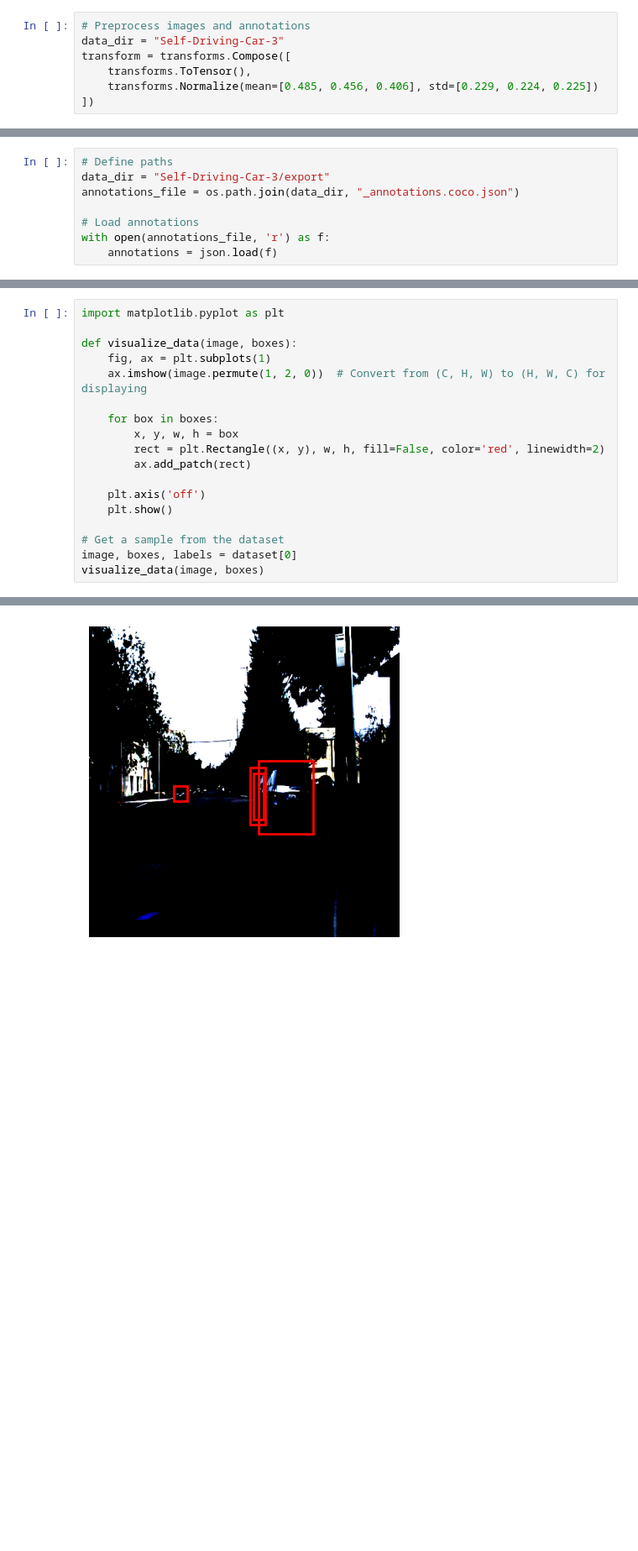
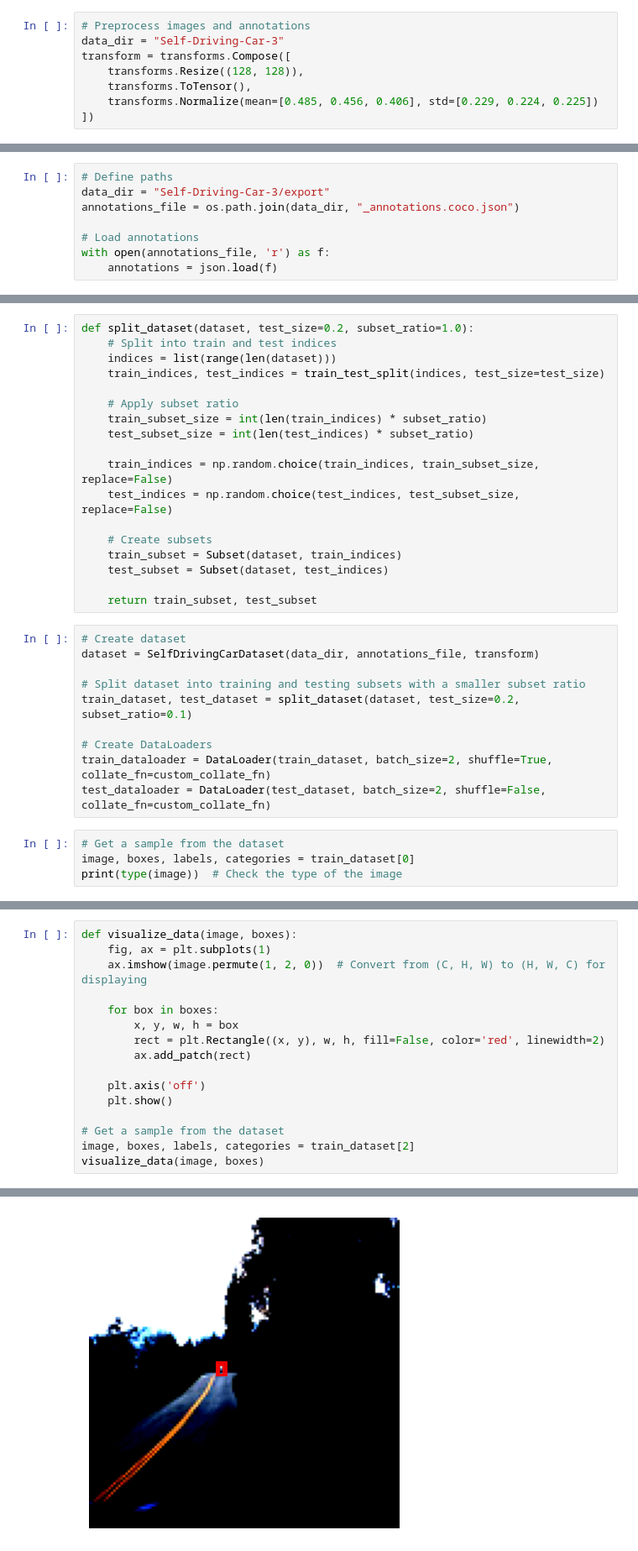
Before and after one commit to sumwas/Autonomous-Driving-with-Deep-Q-Networks, a Jupyter notebook: data.ipynb, the cells around one changed output, grey strips where cells are left out. Shown at 84% size. Drawn from its saved outputs; the diff is of its cells as text; blank space fills up the shorter version.

Commit message:
Initial training but needs tweaking

```diff
--- a/data.ipynb
+++ b/data.ipynb
@@ -152,6 +95,7 @@ Category: truck, Number of annotations: 7194
 # Preprocess images and annotations
 data_dir = "Self-Driving-Car-3"
 transform = transforms.Compose([
+    transforms.Resize((128, 128)),
     transforms.ToTensor(),
     transforms.Normalize(mean=[0.485, 0.456, 0.406], std=[0.229, 0.224, 0.225])
 ])
@@ -212,0 +195,32 @@ dataloader = DataLoader(dataset, batch_size=4, shuffle=True, collate_fn=custom_c
+# %%
+def split_dataset(dataset, test_size=0.2, subset_ratio=1.0):
+    # Split into train and test indices
+    indices = list(range(len(dataset)))
+    train_indices, test_indices = train_test_split(indices, test_size=test_size)
+
+    # Apply subset ratio
+    train_subset_size = int(len(train_indices) * subset_ratio)
+    test_subset_size = int(len(test_indices) * subset_ratio)
+
+    train_indices = np.random.choice(train_indices, train_subset_size, replace=False)
+    test_indices = np.random.choice(test_indices, test_subset_size, replace=False)
+
+    # Create subsets
+    train_subset = Subset(dataset, train_indices)
+    test_subset = Subset(dataset, test_indices)
+
+    return train_subset, test_subset
+# %%
+# Create dataset
+dataset = SelfDrivingCarDataset(data_dir, annotations_file, transform)
+
+# Split dataset into training and testing subsets with a smaller subset ratio
+train_dataset, test_dataset = split_dataset(dataset, test_size=0.2, subset_ratio=0.1)
+
+# Create DataLoaders
+train_dataloader = DataLoader(train_dataset, batch_size=2, shuffle=True, collate_fn=custom_collate_fn)
+test_dataloader = DataLoader(test_dataset, batch_size=2, shuffle=False, collate_fn=custom_collate_fn)
+# %%
+# Get a sample from the dataset
+image, boxes, labels, categories = train_dataset[0]
+print(type(image))  # Check the type of the image
@@ -213,6 +229,4 @@ dataloader = DataLoader(dataset, batch_size=4, shuffle=True, collate_fn=custom_c
 # %%
-import matplotlib.pyplot as plt
-
 def visualize_data(image, boxes):
     fig, ax = plt.subplots(1)
     ax.imshow(image.permute(1, 2, 0))  # Convert from (C, H, W) to (H, W, C) for displaying
@@ -226,6 +240,6 @@ def visualize_data(image, boxes):
     plt.show()
 
 # Get a sample from the dataset
-image, boxes, labels = dataset[0]
+image, boxes, labels, categories = train_dataset[2]
 visualize_data(image, boxes)
 # %% [output]
@@ -233,4 +247,4 @@ Clipping input data to the valid range for imshow with RGB data ([0..1] for floa
-[figure, old version]
+[figure, new version]
 # %%
 class DrivingEnv:
     def __init__(self, dataloader):
```
Also changed, not shown: parts of 29 cells of this notebook, 1 other file.
